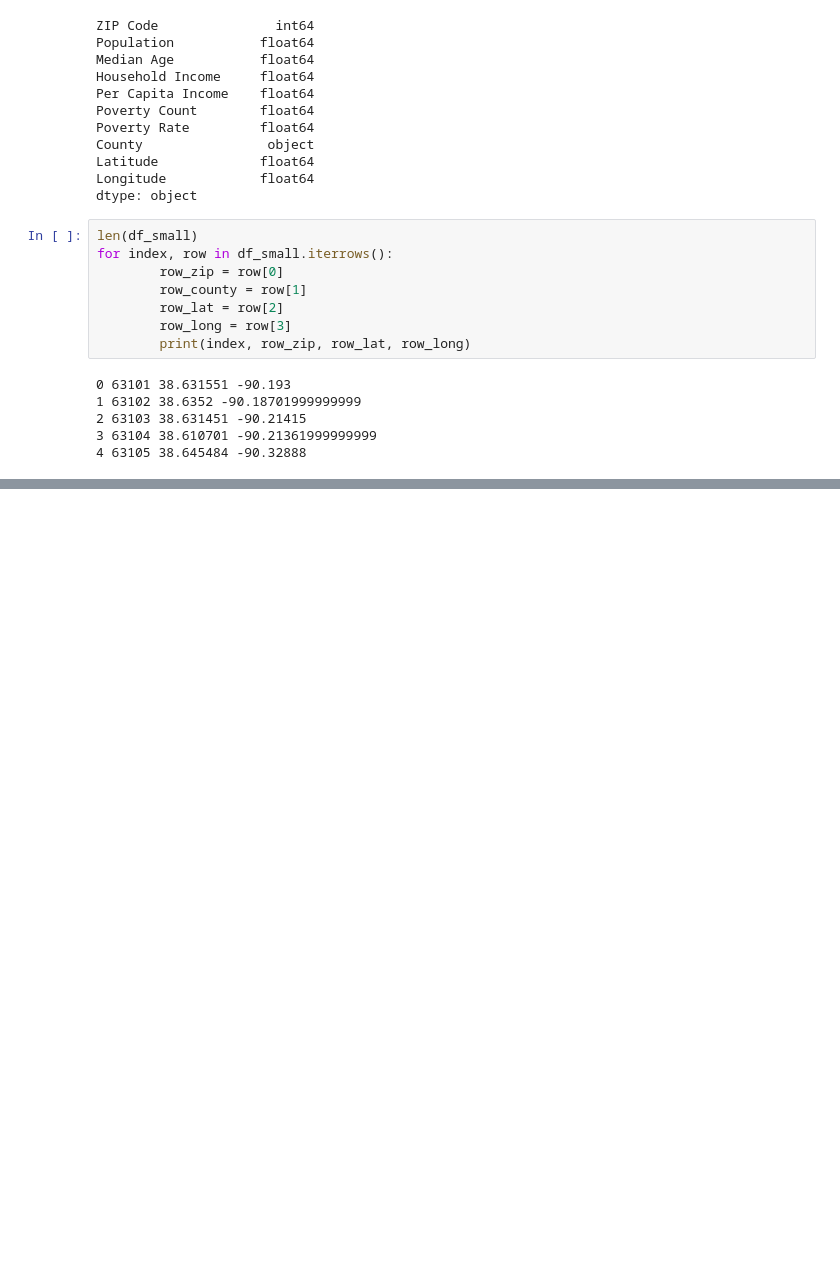
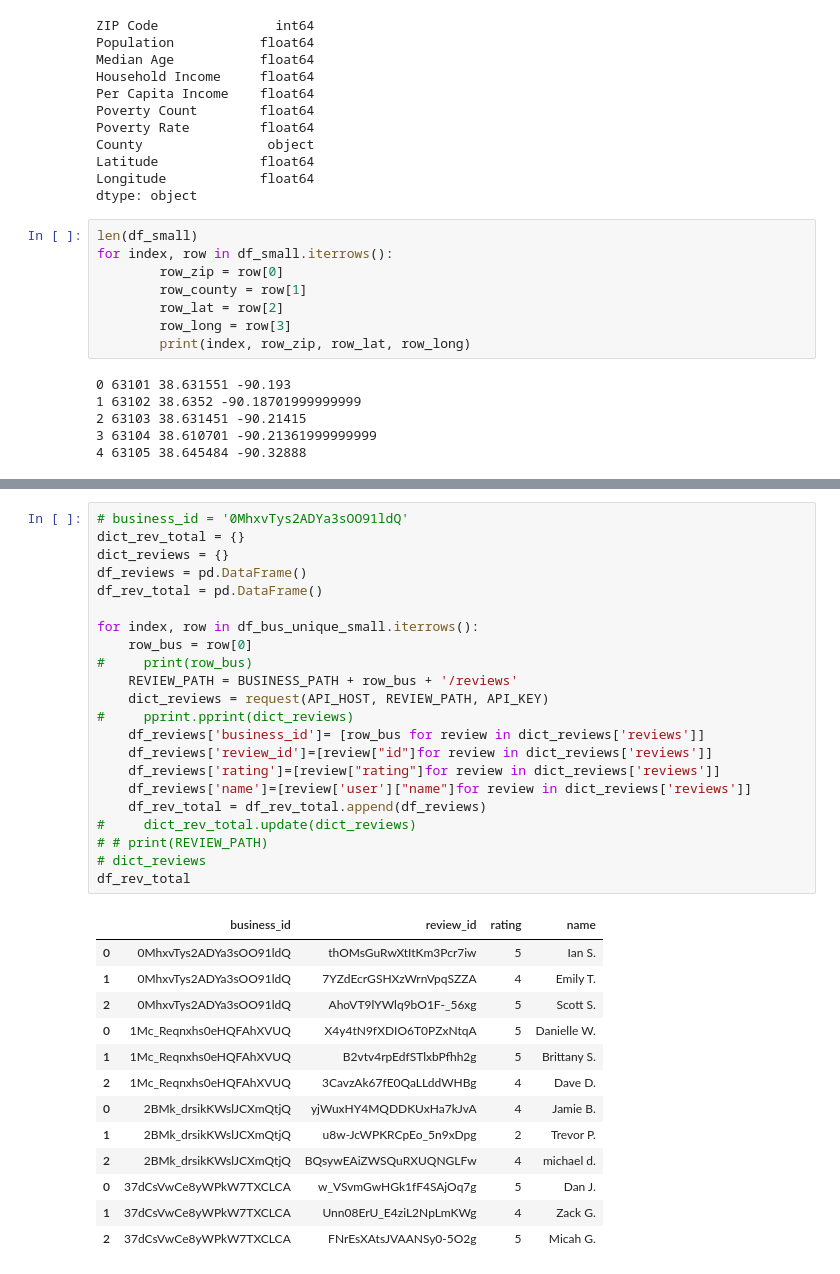
Before and after one commit to DutchDS/Project-1, a Jupyter notebook: Question_2_Second_Try.ipynb, the cells around one changed output, grey strips where cells are left out. Drawn from its saved outputs; the diff is of its cells as text; blank space fills up the shorter version.

```diff
--- a/Question_2_Second_Try.ipynb
+++ b/Question_2_Second_Try.ipynb
@@ -236,0 +255,36 @@ df_bus_unique
+# %%
+# business_id = '0MhxvTys2ADYa3sOO91ldQ'
+dict_rev_total = {}
+dict_reviews = {}
+df_reviews = pd.DataFrame()
+df_rev_total = pd.DataFrame()
+
+for index, row in df_bus_unique_small.iterrows():
+    row_bus = row[0]
+#     print(row_bus)
+    REVIEW_PATH = BUSINESS_PATH + row_bus + '/reviews'
+    dict_reviews = request(API_HOST, REVIEW_PATH, API_KEY)
+#     pprint.pprint(dict_reviews)
+    df_reviews['business_id']= [row_bus for review in dict_reviews['reviews']]
+    df_reviews['review_id']=[review["id"]for review in dict_reviews['reviews']]
+    df_reviews['rating']=[review["rating"]for review in dict_reviews['reviews']]
+    df_reviews['name']=[review['user']["name"]for review in dict_reviews['reviews']]
+    df_rev_total = df_rev_total.append(df_reviews)
+#     dict_rev_total.update(dict_reviews)
+# # print(REVIEW_PATH)
+# dict_reviews
+df_rev_total
+# %% [output]
+|  | business_id | review_id | rating | name |
+| 0 | 0MhxvTys2ADYa3sOO91ldQ | thOMsGuRwXtItKm3Pcr7iw | 5 | Ian S. |
+| 1 | 0MhxvTys2ADYa3sOO91ldQ | 7YZdEcrGSHXzWrnVpqSZZA | 4 | Emily T. |
+| 2 | 0MhxvTys2ADYa3sOO91ldQ | AhoVT9lYWlq9bO1F-_56xg | 5 | Scott S. |
+| 0 | 1Mc_Reqnxhs0eHQFAhXVUQ | X4y4tN9fXDIO6T0PZxNtqA | 5 | Danielle W. |
+| 1 | 1Mc_Reqnxhs0eHQFAhXVUQ | B2vtv4rpEdfSTlxbPfhh2g | 5 | Brittany S. |
+| 2 | 1Mc_Reqnxhs0eHQFAhXVUQ | 3CavzAk67fE0QaLLddWHBg | 4 | Dave D. |
+| 0 | 2BMk_drsikKWslJCXmQtjQ | yjWuxHY4MQDDKUxHa7kJvA | 4 | Jamie B. |
+| 1 | 2BMk_drsikKWslJCXmQtjQ | u8w-JcWPKRCpEo_5n9xDpg | 2 | Trevor P. |
+| 2 | 2BMk_drsikKWslJCXmQtjQ | BQsywEAiZWSQuRXUQNGLFw | 4 | michael d. |
+| 0 | 37dCsVwCe8yWPkW7TXCLCA | w_VSvmGwHGk1fF4SAjOq7g | 5 | Dan J. |
+| 1 | 37dCsVwCe8yWPkW7TXCLCA | Unn08ErU_E4ziL2NpLmKWg | 4 | Zack G. |
+| 2 | 37dCsVwCe8yWPkW7TXCLCA | FNrEsXAtsJVAANSy0-5O2g | 5 | Micah G. |
```
Also changed, not shown: parts of 5 cells of this notebook, 1 other file.
